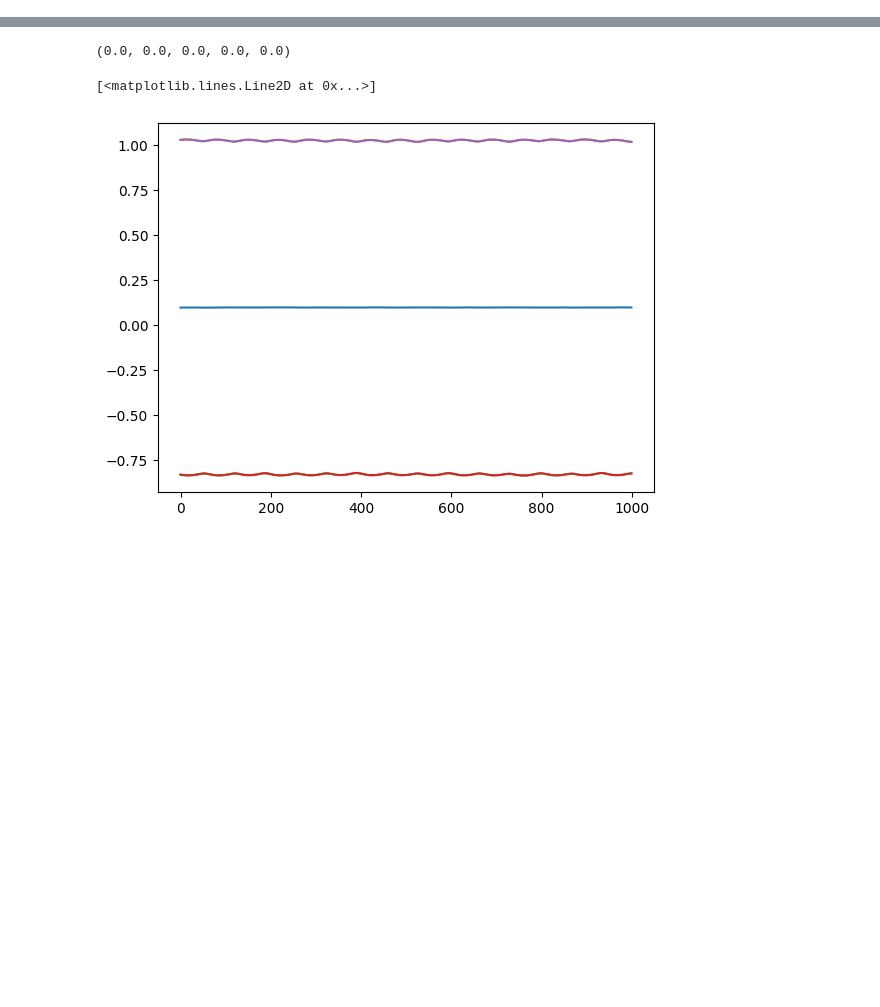
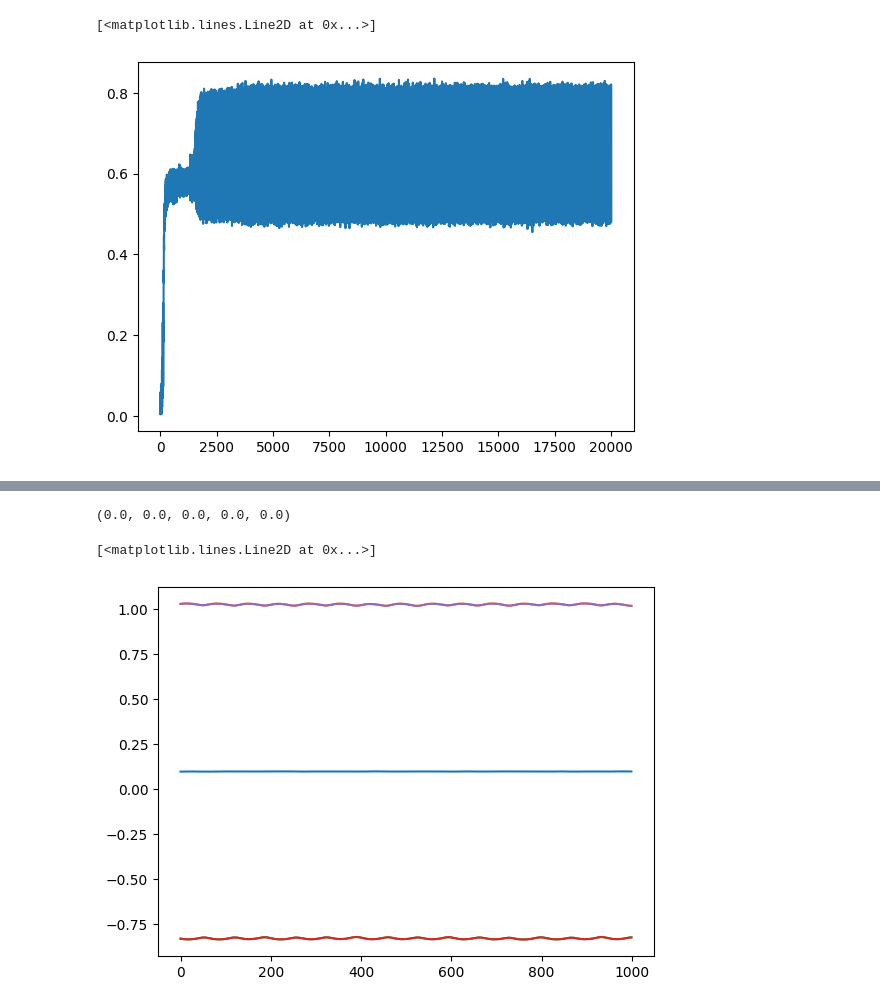
Before and after one commit to Gug-Young/Kuramoto-model, a Jupyter notebook: 23.06.07 Group check.ipynb, the cells around one changed output, grey strips where cells are left out. Saved outputs shown, nothing was run; the diff lists cells and outputs as text; code cells hidden in the pictures; blank space fills up the shorter version.

```diff
--- a/23.06.07 Group check.ipynb
+++ b/23.06.07 Group check.ipynb
@@ -55,0 +77,5 @@ def near_main(peaks):
+# %%
+plt.plot(t,rs)
+# %% [output]
+[<matplotlib.lines.Line2D at 0x...>]
+[figure, added]
```
Also changed, not shown: parts of 64 cells of this notebook.
